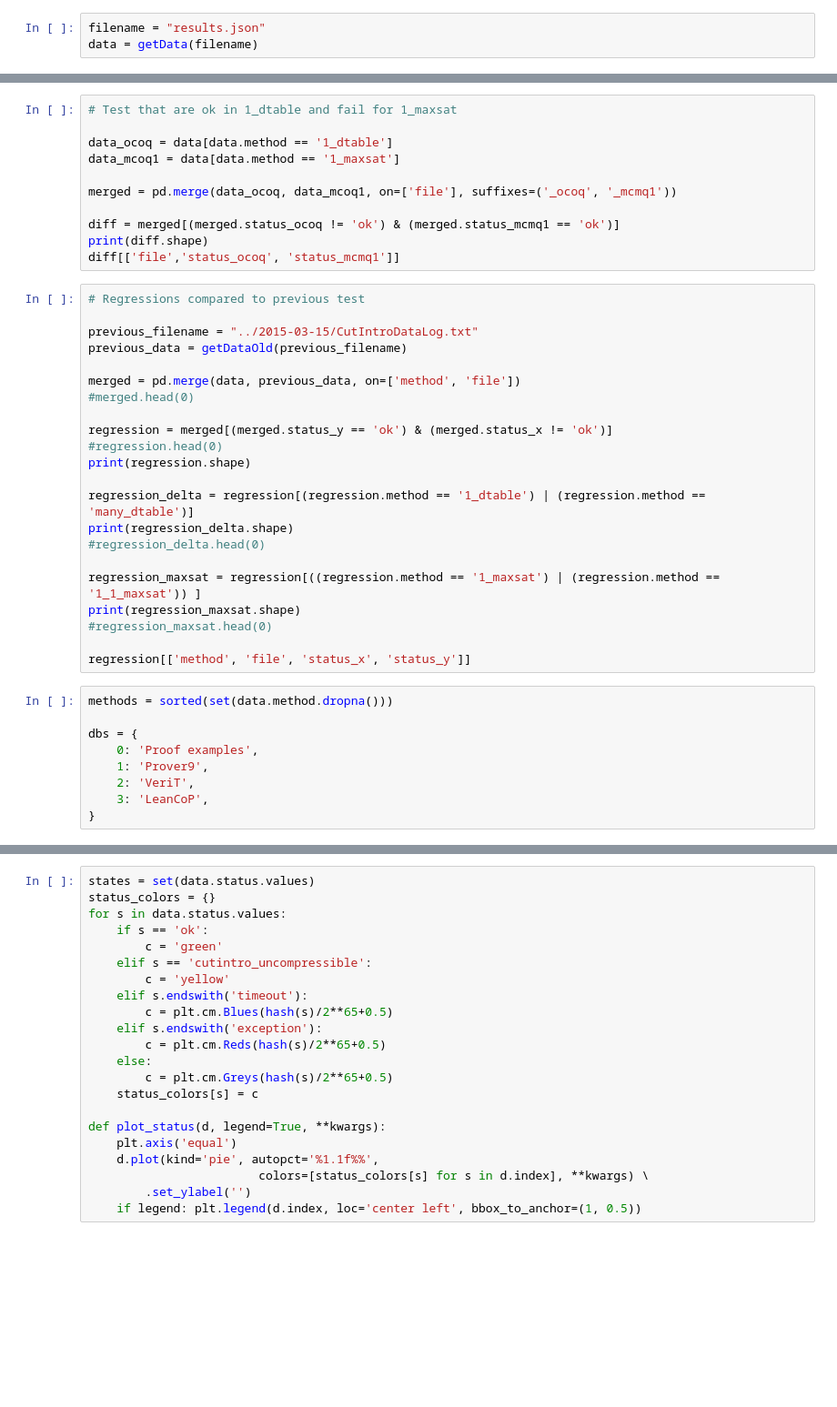
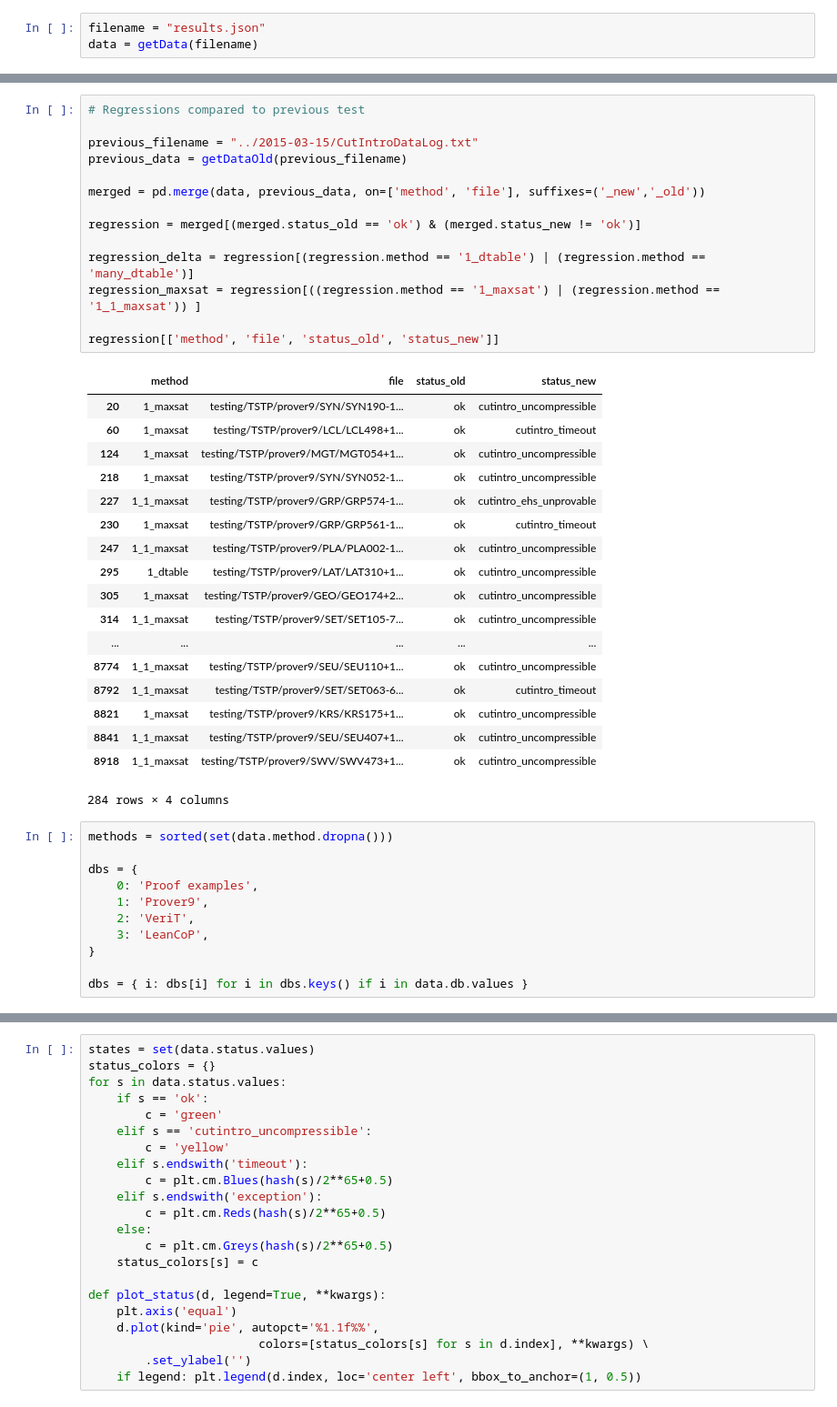
Before and after one commit to gapt/cutintro-results, a Jupyter notebook: 2015-09-18/cutintro.ipynb, the cells around one changed output, grey strips where cells are left out. Shown at 91% size. Drawn from its saved outputs; the diff is of its cells as text; blank space fills up the shorter version.

```diff
--- a/2015-09-18/cutintro.ipynb
+++ b/2015-09-18/cutintro.ipynb
@@ -89,36 +152,36 @@ diff[['file','status_ocoq', 'status_mcoq1']]
-# %%
-# Test that are ok in 1_dtable and fail for 1_maxsat
-
-data_ocoq = data[data.method == '1_dtable']
-data_mcoq1 = data[data.method == '1_maxsat']
-
-merged = pd.merge(data_ocoq, data_mcoq1, on=['file'], suffixes=('_ocoq', '_mcmq1'))
-
-diff = merged[(merged.status_ocoq != 'ok') & (merged.status_mcmq1 == 'ok')]
-print(diff.shape)
-diff[['file','status_ocoq', 'status_mcmq1']]
 # %%
 # Regressions compared to previous test
 
 previous_filename = "../2015-03-15/CutIntroDataLog.txt"
 previous_data = getDataOld(previous_filename)
 
-merged = pd.merge(data, previous_data, on=['method', 'file'])
-#merged.head(0)
+merged = pd.merge(data, previous_data, on=['method', 'file'], suffixes=('_new','_old'))
 
-regression = merged[(merged.status_y == 'ok') & (merged.status_x != 'ok')]
-#regression.head(0)
-print(regression.shape)
+regression = merged[(merged.status_old == 'ok') & (merged.status_new != 'ok')]
 
 regression_delta = regression[(regression.method == '1_dtable') | (regression.method == 'many_dtable')]
-print(regression_delta.shape)
-#regression_delta.head(0)
+regression_maxsat = regression[((regression.method == '1_maxsat') | (regression.method == '1_1_maxsat')) ]
 
-regression_maxsat = regression[((regression.method == '1_maxsat') | (regression.method == '1_1_maxsat')) ]
-print(regression_maxsat.shape)
-#regression_maxsat.head(0)
-
-regression[['method', 'file', 'status_x', 'status_y']]
+regression[['method', 'file', 'status_old', 'status_new']]
+# %% [output]
+|  | method | file | status_old | status_new |
+| 20 | 1_maxsat | testing/TSTP/prover9/SYN/SYN190-1... | ok | cutintro_uncompressible |
+| 60 | 1_maxsat | testing/TSTP/prover9/LCL/LCL498+1... | ok | cutintro_timeout |
+| 124 | 1_maxsat | testing/TSTP/prover9/MGT/MGT054+1... | ok | cutintro_uncompressible |
+| 218 | 1_maxsat | testing/TSTP/prover9/SYN/SYN052-1... | ok | cutintro_uncompressible |
+| 227 | 1_1_maxsat | testing/TSTP/prover9/GRP/GRP574-1... | ok | cutintro_ehs_unprovable |
+| 230 | 1_maxsat | testing/TSTP/prover9/GRP/GRP561-1... | ok | cutintro_timeout |
+| 247 | 1_1_maxsat | testing/TSTP/prover9/PLA/PLA002-1... | ok | cutintro_uncompressible |
+| 295 | 1_dtable | testing/TSTP/prover9/LAT/LAT310+1... | ok | cutintro_uncompressible |
+| 305 | 1_maxsat | testing/TSTP/prover9/GEO/GEO174+2... | ok | cutintro_uncompressible |
+| 314 | 1_1_maxsat | testing/TSTP/prover9/SET/SET105-7... | ok | cutintro_uncompressible |
+| ... | ... | ... | ... | ... |
+| 8774 | 1_1_maxsat | testing/TSTP/prover9/SEU/SEU110+1... | ok | cutintro_uncompressible |
+| 8792 | 1_1_maxsat | testing/TSTP/prover9/SET/SET063-6... | ok | cutintro_timeout |
+| 8821 | 1_maxsat | testing/TSTP/prover9/KRS/KRS175+1... | ok | cutintro_uncompressible |
+| 8841 | 1_1_maxsat | testing/TSTP/prover9/SEU/SEU407+1... | ok | cutintro_uncompressible |
+| 8918 | 1_1_maxsat | testing/TSTP/prover9/SWV/SWV473+1... | ok | cutintro_uncompressible |
+284 rows × 4 columns
 # %%
 methods = sorted(set(data.method.dropna()))
 
@@ -128,6 +191,8 @@ dbs = {
     2: 'VeriT',
     3: 'LeanCoP',
 }
+
+dbs = { i: dbs[i] for i in dbs.keys() if i in data.db.values }
 # %%
 print("=== Number of tests per database and method:\n")
 
```
Also changed, not shown: parts of 19 cells of this notebook, 1 other file.
